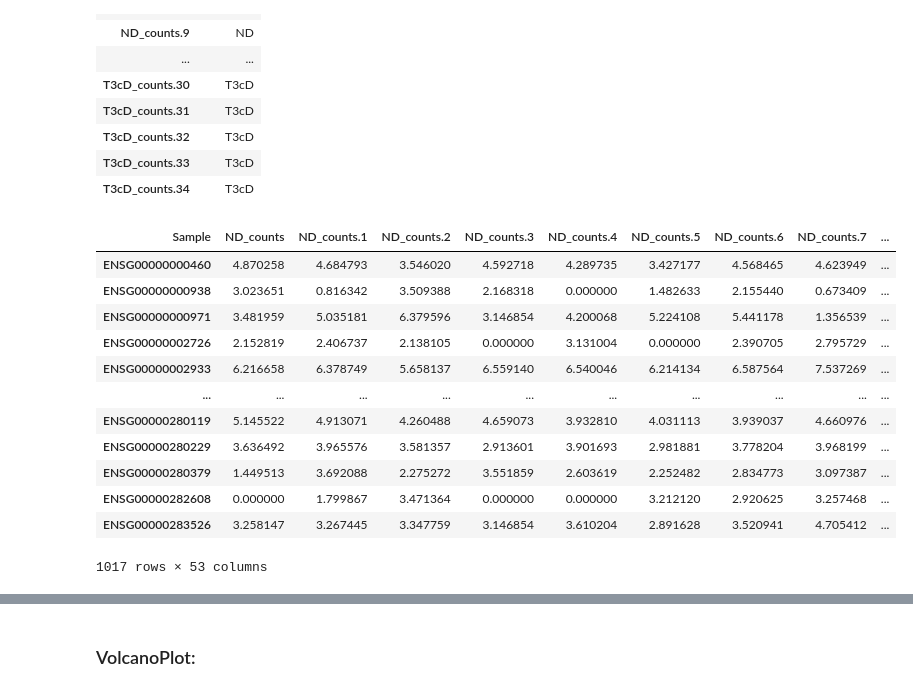
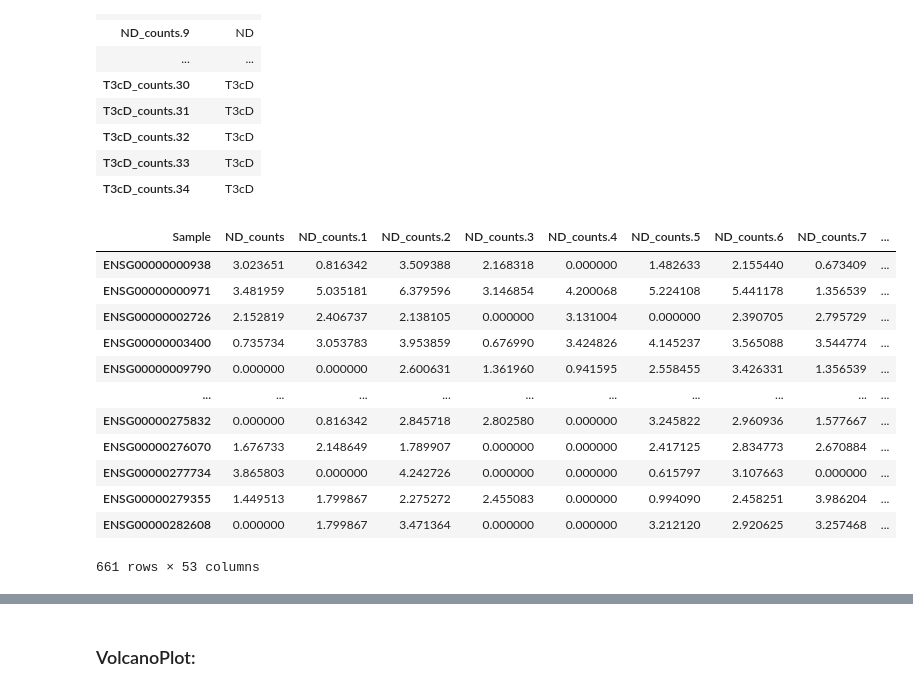
Before and after one commit to NoeGrageraJimenez/TFG, a Jupyter notebook: Islets study/Expressió genètica/DEG T3cD vs ND.ipynb, the cells around one changed output, grey strips where cells are left out. Saved outputs shown, nothing was run; the diff lists cells and outputs as text; code cells hidden in the pictures.

```diff
--- a/Islets study/Expressió genètica/DEG T3cD vs ND.ipynb
+++ b/Islets study/Expressió genètica/DEG T3cD vs ND.ipynb
@@ -27,8 +27,10 @@ counts
 | ENSG00000285513.1 | 0 | 0 | 0 | 0 | 0 | 0 | 0 | 0 | ... |
 58381 rows × 53 columns
 # %%
-# Del DataFrame filtrar les columnes que tinguin tots els valors 0 (no expressió)
-counts= counts[counts.sum(axis=1) > 0]
-counts
+# Del DataFrame filtrar les columnes que tinguin tots els valors 0 (no expressió), i dels ensmbl treure decimals:
+counts1= counts[counts.sum(axis=1) > 0]
+
+counts1.index = [col.split('.')[0] for col in counts1.index]
+counts1
 # %% [output]
 |  | ND_counts | ND_counts.1 | ND_counts.2 | ND_counts.3 | ND_counts.4 | ND_counts.5 | ND_counts.6 | ND_counts.7 | ... |
@@ -47,6 +48,6 @@ counts
 48221 rows × 53 columns
 # %%
 #Transposar DataFrame:
-counts=counts.T
+counts=counts1.T
 counts
 # %% [output]
@@ -70,5 +71 @@ counts
 53 rows × 48221 columns
-# %%
-# Dels noms de 'ensmbl' eliminar la extenció decimal:
-counts.columns = [col.split('.')[0] for col in counts.columns]
-counts
@@ -246,8 +352,7 @@ res
 17527 rows × 7 columns
 # %%
 #Dels resultats identifiquem filtrant els gens diferencialment expressats:
-sigs =res[(res.padj < 0.05) & (abs(res.log2FoldChange) > 0.5)] #dades filtrades per significancia
-sigs= sigs.sort_values(by='padj', ascending=False)
+sigs =res[(res.padj < 0.05) & (abs(res.log2FoldChange) > 1)] #dades filtrades per significancia
 sigs
 # %% [output]
 |  | baseMean | log2FoldChange | lfcSE | stat | pvalue | padj | Symbol |
@@ -487,21 +736,21 @@ dds_sigs.obs
 | T3cD_counts.33 | T3cD |
 | T3cD_counts.34 | T3cD |
 # %%
-grapher=pd.DataFrame(dds_sigs.layers['log1p'].T,
+grapher1=pd.DataFrame(dds_sigs.layers['log1p'].T,
                     index=dds_sigs.var_names, columns=dds_sigs.obs_names) #dataframe con los valores filtrados de mayor expression i con los valores transformados a log +1.
-grapher
+grapher1
 # %% [output]
 | Sample | ND_counts | ND_counts.1 | ND_counts.2 | ND_counts.3 | ND_counts.4 | ND_counts.5 | ND_counts.6 | ND_counts.7 | ... |
-| ENSG00000000460 | 4.870258 | 4.684793 | 3.546020 | 4.592718 | 4.289735 | 3.427177 | 4.568465 | 4.623949 | ... |
 | ENSG00000000938 | 3.023651 | 0.816342 | 3.509388 | 2.168318 | 0.000000 | 1.482633 | 2.155440 | 0.673409 | ... |
 | ENSG00000000971 | 3.481959 | 5.035181 | 6.379596 | 3.146854 | 4.200068 | 5.224108 | 5.441178 | 1.356539 | ... |
 | ENSG00000002726 | 2.152819 | 2.406737 | 2.138105 | 0.000000 | 3.131004 | 0.000000 | 2.390705 | 2.795729 | ... |
-| ENSG00000002933 | 6.216658 | 6.378749 | 5.658137 | 6.559140 | 6.540046 | 6.214134 | 6.587564 | 7.537269 | ... |
+| ENSG00000003400 | 0.735734 | 3.053783 | 3.953859 | 0.676990 | 3.424826 | 4.145237 | 3.565088 | 3.544774 | ... |
+| ENSG00000009790 | 0.000000 | 0.000000 | 2.600631 | 1.361960 | 0.941595 | 2.558455 | 3.426331 | 1.356539 | ... |
 | ... | ... | ... | ... | ... | ... | ... | ... | ... | ... |
-| ENSG00000280119 | 5.145522 | 4.913071 | 4.260488 | 4.659073 | 3.932810 | 4.031113 | 3.939037 | 4.660976 | ... |
-| ENSG00000280229 | 3.636492 | 3.965576 | 3.581357 | 2.913601 | 3.901693 | 2.981881 | 3.778204 | 3.968199 | ... |
-| ENSG00000280379 | 1.449513 | 3.692088 | 2.275272 | 3.551859 | 2.603619 | 2.252482 | 2.834773 | 3.097387 | ... |
+| ENSG00000275832 | 0.000000 | 0.816342 | 2.845718 | 2.802580 | 0.000000 | 3.245822 | 2.960936 | 1.577667 | ... |
+| ENSG00000276070 | 1.676733 | 2.148649 | 1.789907 | 0.000000 | 0.000000 | 2.417125 | 2.834773 | 2.670884 | ... |
+| ENSG00000277734 | 3.865803 | 0.000000 | 4.242726 | 0.000000 | 0.000000 | 0.615797 | 3.107663 | 0.000000 | ... |
+| ENSG00000279355 | 1.449513 | 1.799867 | 2.275272 | 2.455083 | 0.000000 | 0.994090 | 2.458251 | 3.986204 | ... |
 | ENSG00000282608 | 0.000000 | 1.799867 | 3.471364 | 0.000000 | 0.000000 | 3.212120 | 2.920625 | 3.257468 | ... |
-| ENSG00000283526 | 3.258147 | 3.267445 | 3.347759 | 3.146854 | 3.610204 | 2.891628 | 3.520941 | 4.705412 | ... |
-1017 rows × 53 columns
+661 rows × 53 columns
 # %%
```
Also changed, not shown: parts of 50 cells of this notebook, 4 other files.
